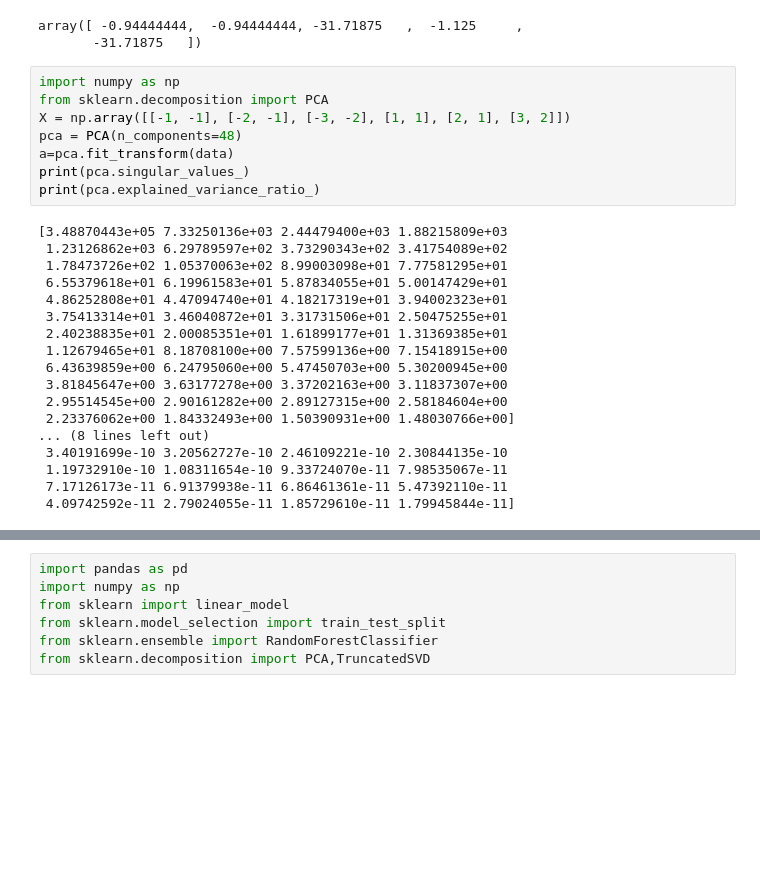
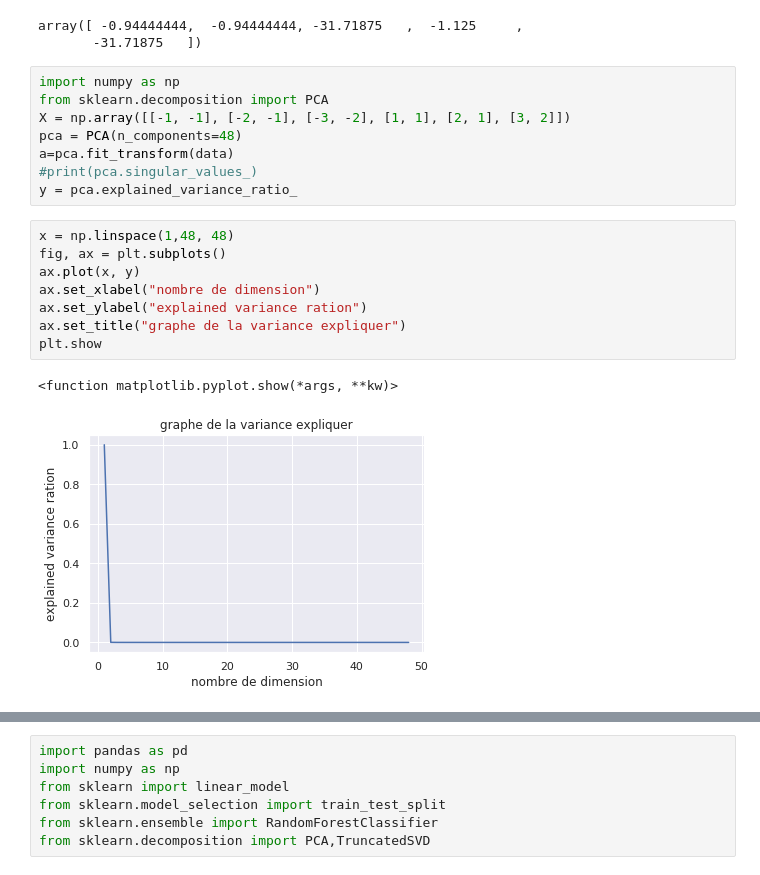
Before and after one commit to Ladiscou/AUTOBUS2, a Jupyter notebook: starting_kit/README_final.ipynb, the cells around one changed output, grey strips where cells are left out. Saved outputs shown, nothing was run; the diff lists cells and outputs as text; blank space fills up the shorter version.

```diff
--- a/starting_kit/README_final.ipynb
+++ b/starting_kit/README_final.ipynb
@@ -395,26 +400,19 @@ from sklearn.decomposition import PCA
 X = np.array([[-1, -1], [-2, -1], [-3, -2], [1, 1], [2, 1], [3, 2]])
 pca = PCA(n_components=48)
 a=pca.fit_transform(data)
-print(pca.singular_values_)
-print(pca.explained_variance_ratio_)
+#print(pca.singular_values_)
+y = pca.explained_variance_ratio_
-# %% [output]
-[3.48870443e+05 7.33250136e+03 2.44479400e+03 1.88215809e+03
- 1.23126862e+03 6.29789597e+02 3.73290343e+02 3.41754089e+02
- 1.78473726e+02 1.05370063e+02 8.99003098e+01 7.77581295e+01
- 6.55379618e+01 6.19961583e+01 5.87834055e+01 5.00147429e+01
- 4.86252808e+01 4.47094740e+01 4.18217319e+01 3.94002323e+01
- 3.75413314e+01 3.46040872e+01 3.31731506e+01 2.50475255e+01
- 2.40238835e+01 2.00085351e+01 1.61899177e+01 1.31369385e+01
- 1.12679465e+01 8.18708100e+00 7.57599136e+00 7.15418915e+00
- 6.43639859e+00 6.24795060e+00 5.47450703e+00 5.30200945e+00
- 3.81845647e+00 3.63177278e+00 3.37202163e+00 3.11837307e+00
- 2.95514545e+00 2.90161282e+00 2.89127315e+00 2.58184604e+00
- 2.23376062e+00 1.84332493e+00 1.50390931e+00 1.48030766e+00]
-... (8 lines left out)
- 3.40191699e-10 3.20562727e-10 2.46109221e-10 2.30844135e-10
- 1.19732910e-10 1.08311654e-10 9.33724070e-11 7.98535067e-11
- 7.17126173e-11 6.91379938e-11 6.86461361e-11 5.47392110e-11
- 4.09742592e-11 2.79024055e-11 1.85729610e-11 1.79945844e-11]
+# %%
+x = np.linspace(1,48, 48)
+fig, ax = plt.subplots()
+ax.plot(x, y)
+ax.set_xlabel("nombre de dimension")
+ax.set_ylabel("explained variance ration")
+ax.set_title("graphe de la variance expliquer")
+plt.show
+# %% [output]
+<function matplotlib.pyplot.show(*args, **kw)>
+[figure, added]
 # %%
 data_target=data.iloc[:,-1]
 len(data_target)
```
Also changed, not shown: parts of 19 cells of this notebook.
